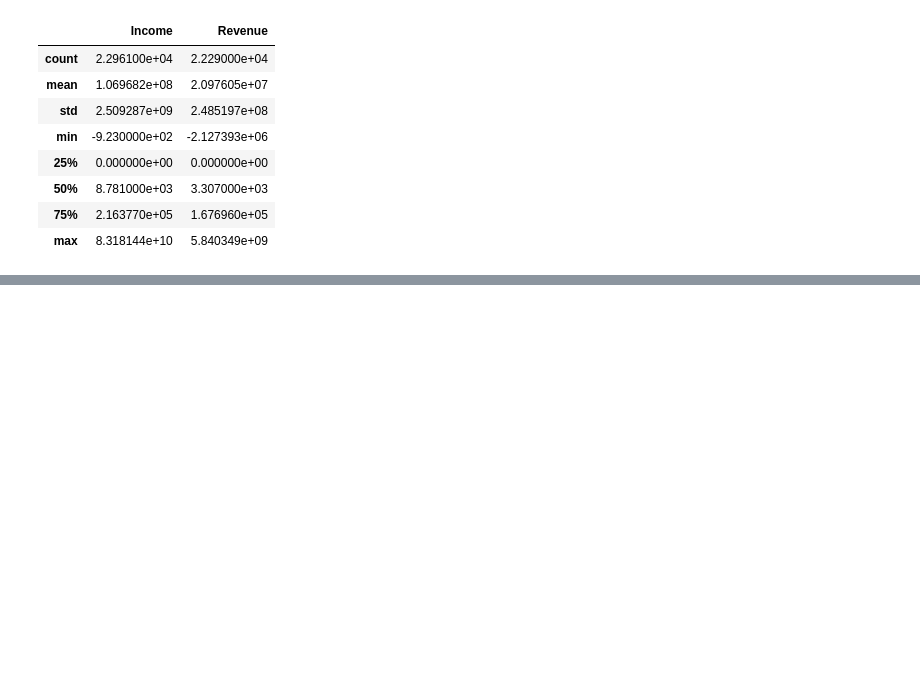
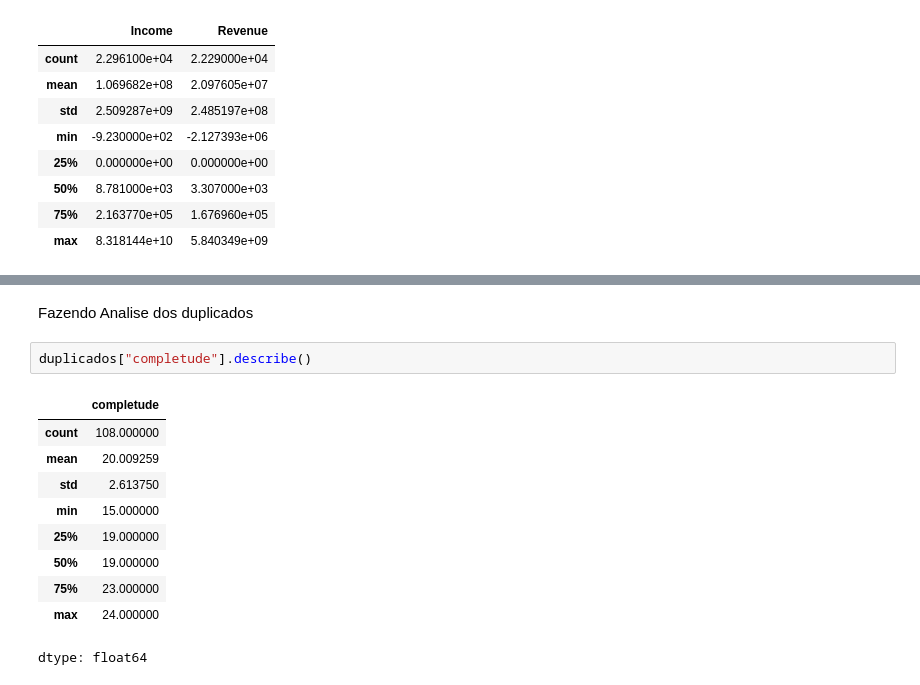
Before and after one commit to walenkildely/data2-museum-analise, a Jupyter notebook: notebook/data2-museum-analise.ipynb, the cells around one changed output, grey strips where cells are left out. Cells and saved outputs as stored; diff of their text form; blank space fills up the shorter version.

```diff
--- a/notebook/data2-museum-analise.ipynb
+++ b/notebook/data2-museum-analise.ipynb
@@ -113,0 +188,15 @@ df[["Income", "Revenue"]].describe()
+# %% [markdown]
+Fazendo Analise dos duplicados
+# %%
+duplicados["completude"].describe()
+# %% [output]
+|  | completude |
+| count | 108.000000 |
+| mean | 20.009259 |
+| std | 2.613750 |
+| min | 15.000000 |
+| 25% | 19.000000 |
+| 50% | 19.000000 |
+| 75% | 23.000000 |
+| max | 24.000000 |
+dtype: float64
```
Also changed, not shown: parts of 22 cells of this notebook.
